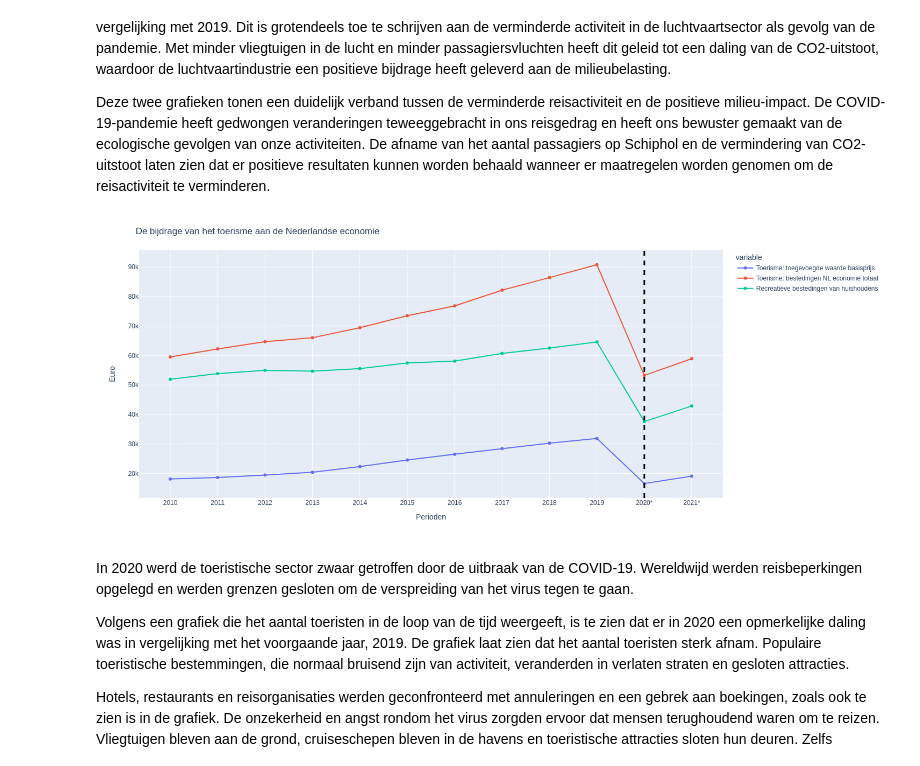
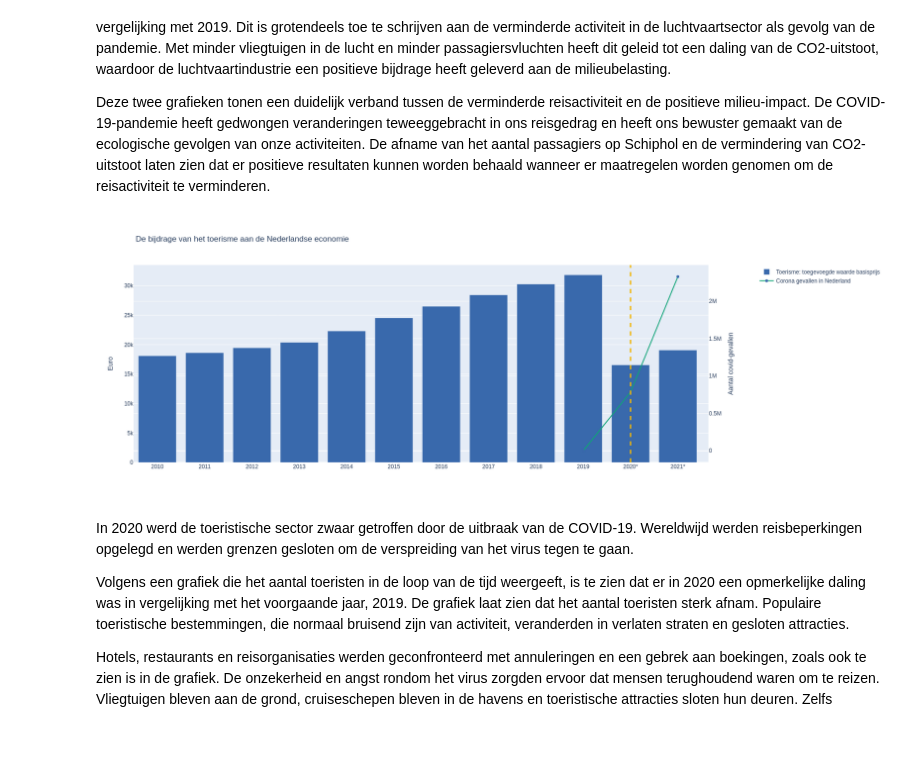
Before and after one commit to hannekesjoers/IV2023, a Jupyter notebook: docs/notebook.ipynb, the cells around one changed output. Cells and saved outputs as stored; diff of their text form; code cells hidden in the pictures; blank space fills up the shorter version.

```diff
--- a/docs/notebook.ipynb
+++ b/docs/notebook.ipynb
@@ -73,25 +60,38 @@ Deze twee grafieken tonen een duidelijk verband tussen de verminderde reisactivi
 # %%
 ds = pd.read_csv('Toerisme__kernindicatoren__nationale_rekeningen_20062023_204846.csv')
 
-fig = px.line(
-    ds,
-    x = 'Perioden',
-    y = ds.columns[1:4],
-    markers = True
+fig = make_subplots(specs=[[{"secondary_y": True}]])
+
+
+
+fig.add_trace(
+    go.Bar(x = ds['Perioden'], y= ds['Toerisme: toegevoegde waarde basisprijs'], name="Toerisme: toegevoegde waarde basisprijs"),
+    secondary_y=False
 )
 
+fig.add_trace(
+    go.Scatter(x = ['2019','2020*','2021*'], y = [0, 785875, 2329020], name="Corona gevallen in Nederland"),
+    secondary_y=True
+)
+
+fig.data[1].line.color = 'rgb(17,165,121)'
+fig.update_traces(marker_color='rgb(57,105,172)')
+
+fig.update_yaxes(title_text="Euro", secondary_y=False)
+fig.update_yaxes(title_text="Aantal covid-gevallen", secondary_y=True)
+
+
 fig.update_layout(
-    yaxis_title= 'Euro',
     height = 600,
     width = 1400,
     title = 'De bijdrage van het toerisme aan de Nederlandse economie'
 )
 
-fig.add_vline(x='2020*', line_width=3, line_dash='dash', line_color='black')
+fig.add_vline(x='2020*', line_width=3, line_dash='dash', line_color='rgb(242,183,1)')
 
 fig.show()
 # %% [output]
-[figure, old version]
+[figure, new version]
 # %% [markdown]
 In 2020 werd de toeristische sector zwaar getroffen door de uitbraak van de COVID-19. Wereldwijd werden reisbeperkingen opgelegd en werden grenzen gesloten om de verspreiding van het virus tegen te gaan.
 
```
Also changed, not shown: parts of 11 cells of this notebook, 13 other files.
